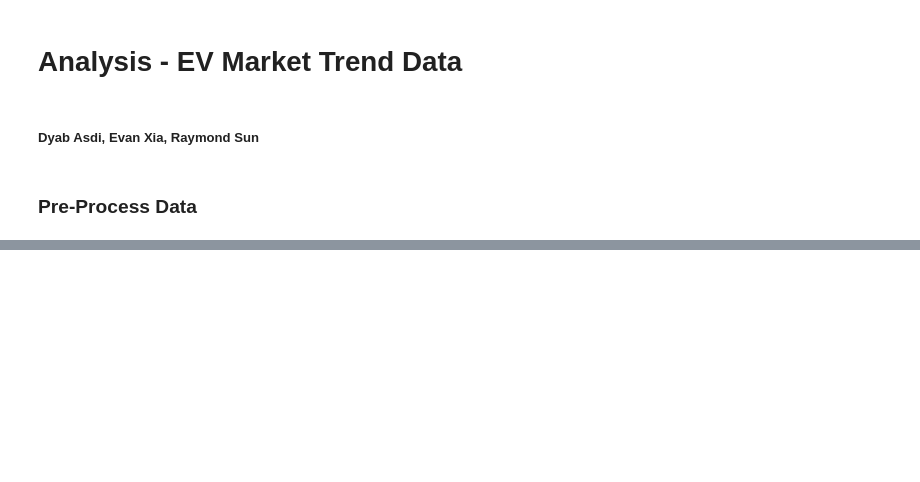
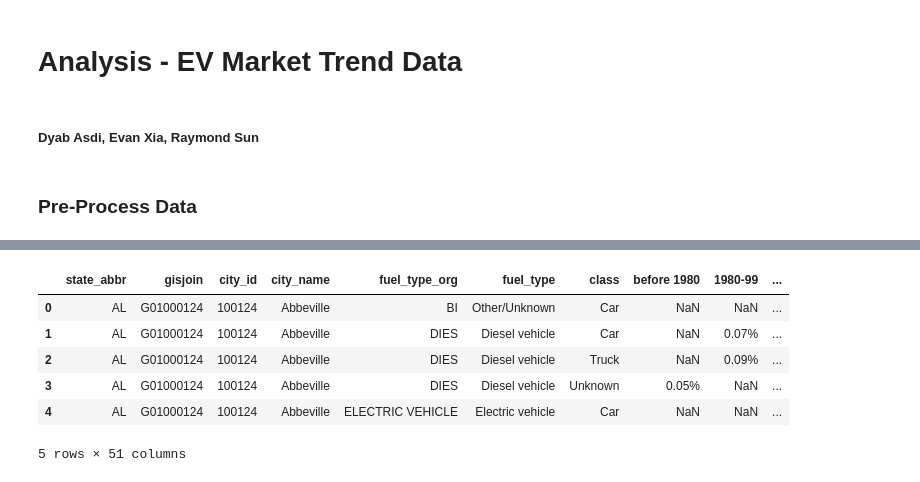
Before and after one commit to dyabasdi/Data-Visualization, a Jupyter notebook: Project/analysis.ipynb, the cells around one changed output, grey strips where cells are left out. Saved outputs shown, nothing was run; the diff lists cells and outputs as text; code cells hidden in the pictures; blank space fills up the shorter version.

```diff
--- a/Project/analysis.ipynb
+++ b/Project/analysis.ipynb
@@ -55,0 +164,11 @@ Name: 0, dtype: object
+# %%
+df2 = pd.read_csv("2016cityandcountylightdutyvehicleinventory.csv")
+df2.head()
+# %% [output]
+|  | state_abbr | gisjoin | city_id | city_name | fuel_type_org | fuel_type | class | before 1980 | 1980-99 | ... |
+| 0 | AL | G01000124 | 100124 | Abbeville | BI | Other/Unknown | Car | NaN | NaN | ... |
+| 1 | AL | G01000124 | 100124 | Abbeville | DIES | Diesel vehicle | Car | NaN | 0.07% | ... |
+| 2 | AL | G01000124 | 100124 | Abbeville | DIES | Diesel vehicle | Truck | NaN | 0.09% | ... |
+| 3 | AL | G01000124 | 100124 | Abbeville | DIES | Diesel vehicle | Unknown | 0.05% | NaN | ... |
+| 4 | AL | G01000124 | 100124 | Abbeville | ELECTRIC VEHICLE | Electric vehicle | Car | NaN | NaN | ... |
+5 rows × 51 columns
```
Also changed, not shown: parts of 13 cells of this notebook, 16 other files.
